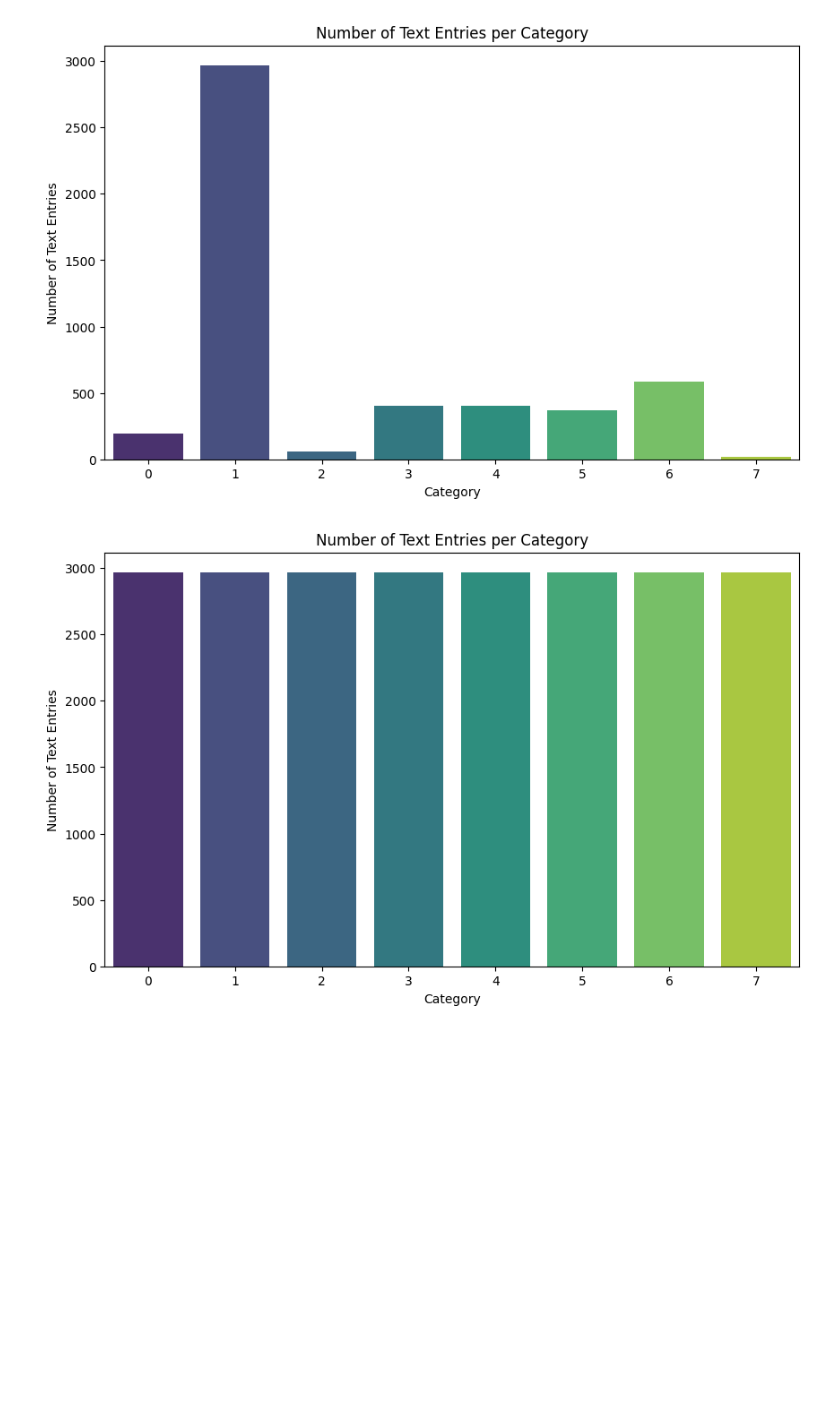
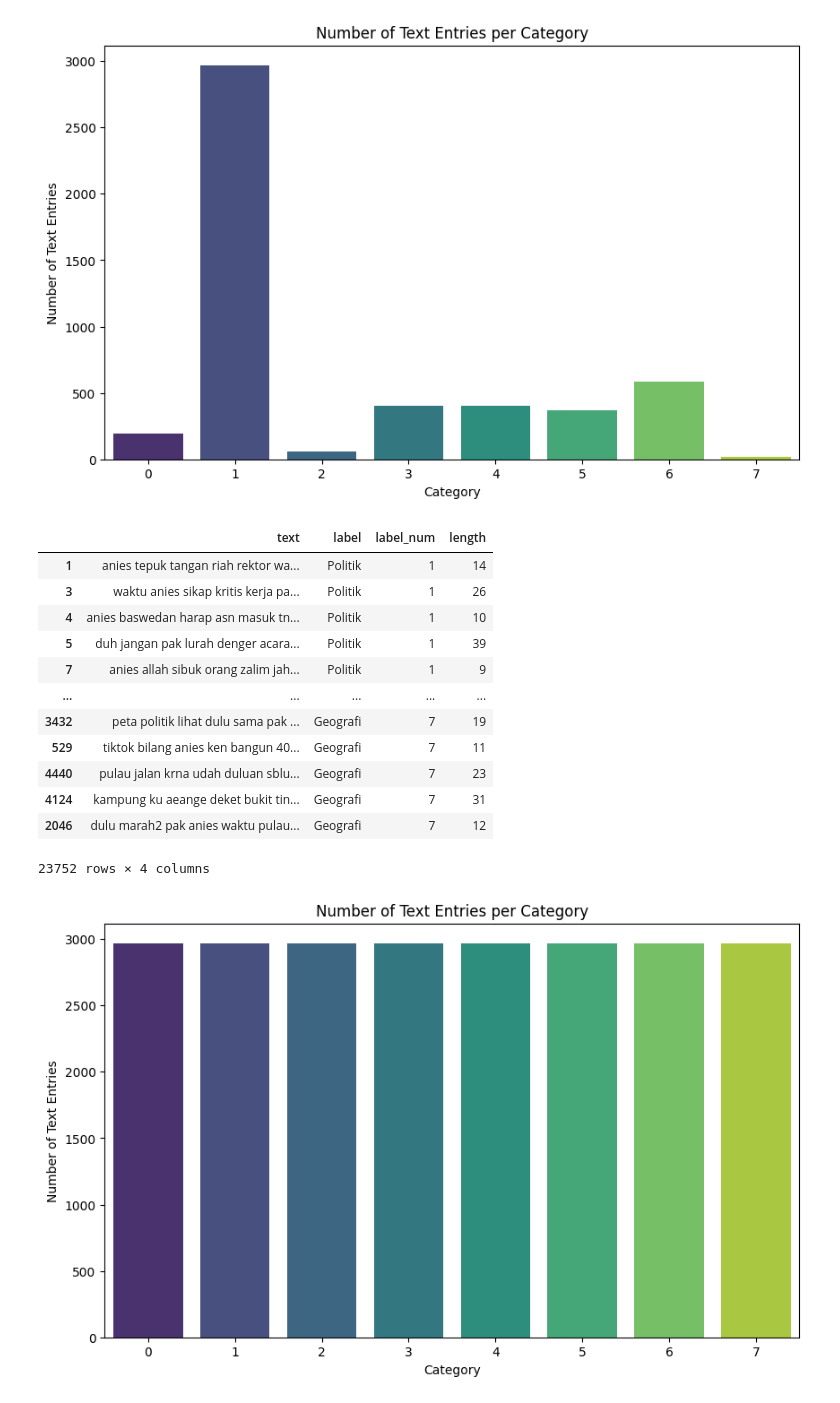
Before and after one commit to TFlop-Satria-Data-2024/bdc, a Jupyter notebook: rf-svm-bert/Training.ipynb, the cells around one changed output. Cells and saved outputs as stored; diff of their text form; code cells hidden in the pictures; blank space fills up the shorter version.

```diff
--- a/rf-svm-bert/Training.ipynb
+++ b/rf-svm-bert/Training.ipynb
@@ -162,6 +159,22 @@ for label_num in range(0, 8):
 
 
 df_upsampled = pd.concat([df_majority] + upsampled_minority_classes)
+# %%
+df_upsampled
+# %% [output]
+|  | text | label | label_num | length |
+| 1 | anies tepuk tangan riah rektor wa... | Politik | 1 | 14 |
+| 3 | waktu anies sikap kritis kerja pa... | Politik | 1 | 26 |
+| 4 | anies baswedan harap asn masuk tn... | Politik | 1 | 10 |
+| 5 | duh jangan pak lurah denger acara... | Politik | 1 | 39 |
+| 7 | anies allah sibuk orang zalim jah... | Politik | 1 | 9 |
+| ... | ... | ... | ... | ... |
+| 3432 | peta politik lihat dulu sama pak ... | Geografi | 7 | 19 |
+| 529 | tiktok bilang anies ken bangun 40... | Geografi | 7 | 11 |
+| 4440 | pulau jalan krna udah duluan sblu... | Geografi | 7 | 23 |
+| 4124 | kampung ku aeange deket bukit tin... | Geografi | 7 | 31 |
+| 2046 | dulu marah2 pak anies waktu pulau... | Geografi | 7 | 12 |
+23752 rows × 4 columns
 # %%
 label_counts = df_upsampled['label_num'].value_counts().sort_index()
 plt.figure(figsize=(10, 6))
```
Also changed, not shown: parts of 14 cells of this notebook.
